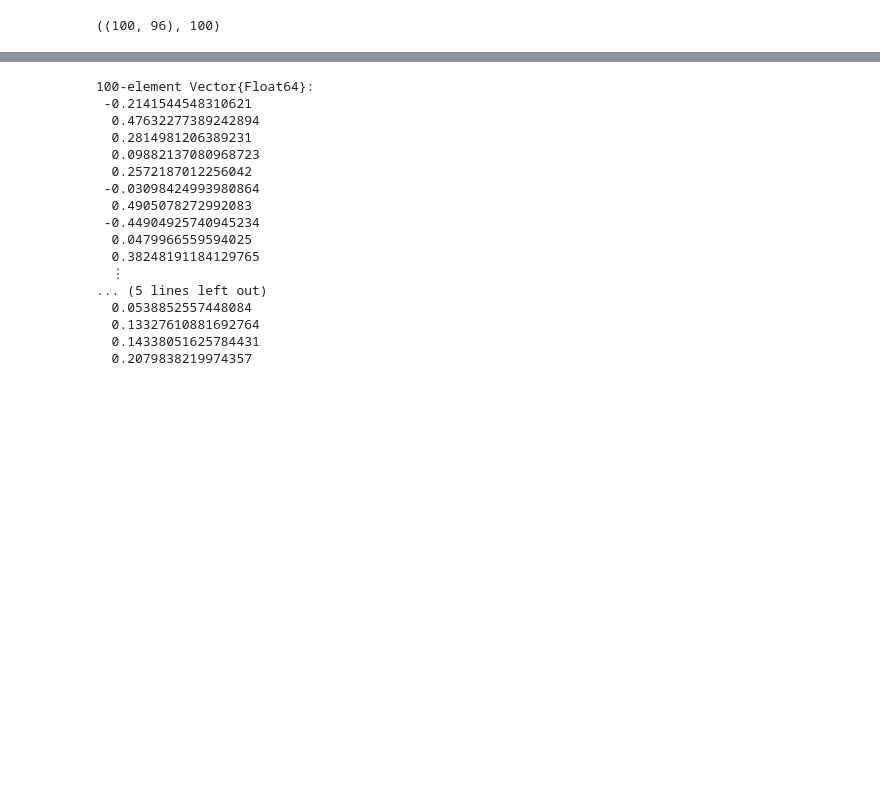
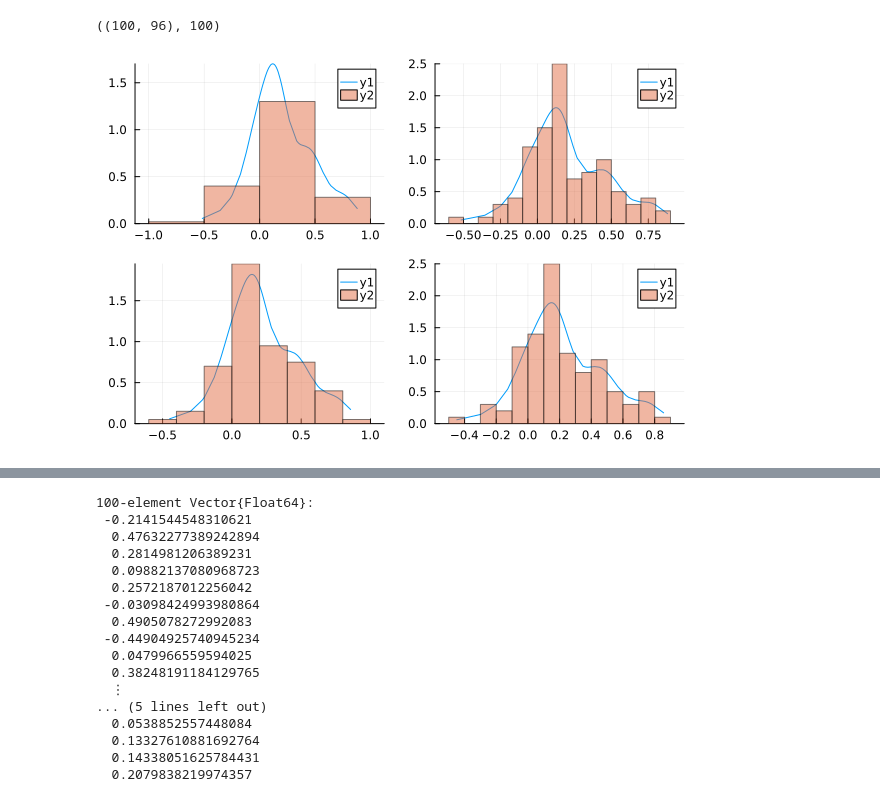
Before and after one commit to jmoo2880/QuantumInspiredML, a Jupyter notebook: LogLoss/meeting.ipynb, the cells around one changed output, grey strips where cells are left out. Cells and saved outputs as stored; diff of their text form; code cells hidden in the pictures; blank space fills up the shorter version.

```diff
--- a/LogLoss/meeting.ipynb
+++ b/LogLoss/meeting.ipynb
@@ -33,12 +39,50 @@ encoding = legendre()
 X_train = vcat(X_train, X_val);
 y_train = vcat(y_train, y_val);
 
-scaler = fit_scaler(RobustSigmoidTransform, X_train; range=encoding.range);
-    X_train_scaled = transform_data(scaler, X_train)
-    X_val_scaled = transform_data(scaler, X_val)
-    X_test_scaled = transform_data(scaler, X_test);
+scaler = fit_scaler(RobustSigmoidTransform, X_train);
+range = encoding.range
+X_train_scaled = transform_data(scaler, X_train; range=range)
+X_train_scaled2 = transform_data(scaler, X_train; minmax_output=false)
+
+X_val_scaled = transform_data(scaler, X_val; range=range)
+X_test_scaled = transform_data(scaler, X_test; range=range);
 # %%
 @show size(X_train_scaled), length(y_train)
 # %% [output]
 (size(X_train_scaled), length(y_train)) = ((100, 96), 100)
 ((100, 96), 100)
+# %%
+xs1 = sort(X_train_scaled[:,1])
+xs2 = sort(X_train_scaled2[:,1])
+
+kdense1_1 = kde(xs1;)
+kdense1_2 = kde(xs1; bandwidth=0.08)
+
+
+kdense2_1 = kde(xs2;)
+kdense2_2 = kde(xs2; bandwidth=0.08)
+
+
+ys1_1 = pdf(kdense1_1, xs1)
+ys1_2 = pdf(kdense1_2, xs1)
+
+ys2_1 = pdf(kdense2_1, xs2)
+ys2_2 = pdf(kdense2_2, xs2)
+
+p1_1 = plot(xs1, ys1_1)
+histogram!(p1_1, xs1, alpha=0.5, norm=:pdf, bins=6)
+
+p1_2= plot(xs1, ys1_2)
+histogram!(p1_2, xs1, alpha=0.5, norm=:pdf, bins=15)
+
+
+
+p2_1 = plot(xs2, ys2_1)
+histogram!(p2_1, xs2, alpha=0.5, norm=:pdf, bins=6)
+
+p2_2= plot(xs2, ys2_2)
+histogram!(p2_2, xs2, alpha=0.5, norm=:pdf, bins=15)
+
+plot(p1_1,p1_2, p2_1, p2_2; layout=(2,2))
+# %% [output]
+[figure, added]
```
Also changed, not shown: parts of 9 cells of this notebook, 7 other files.
